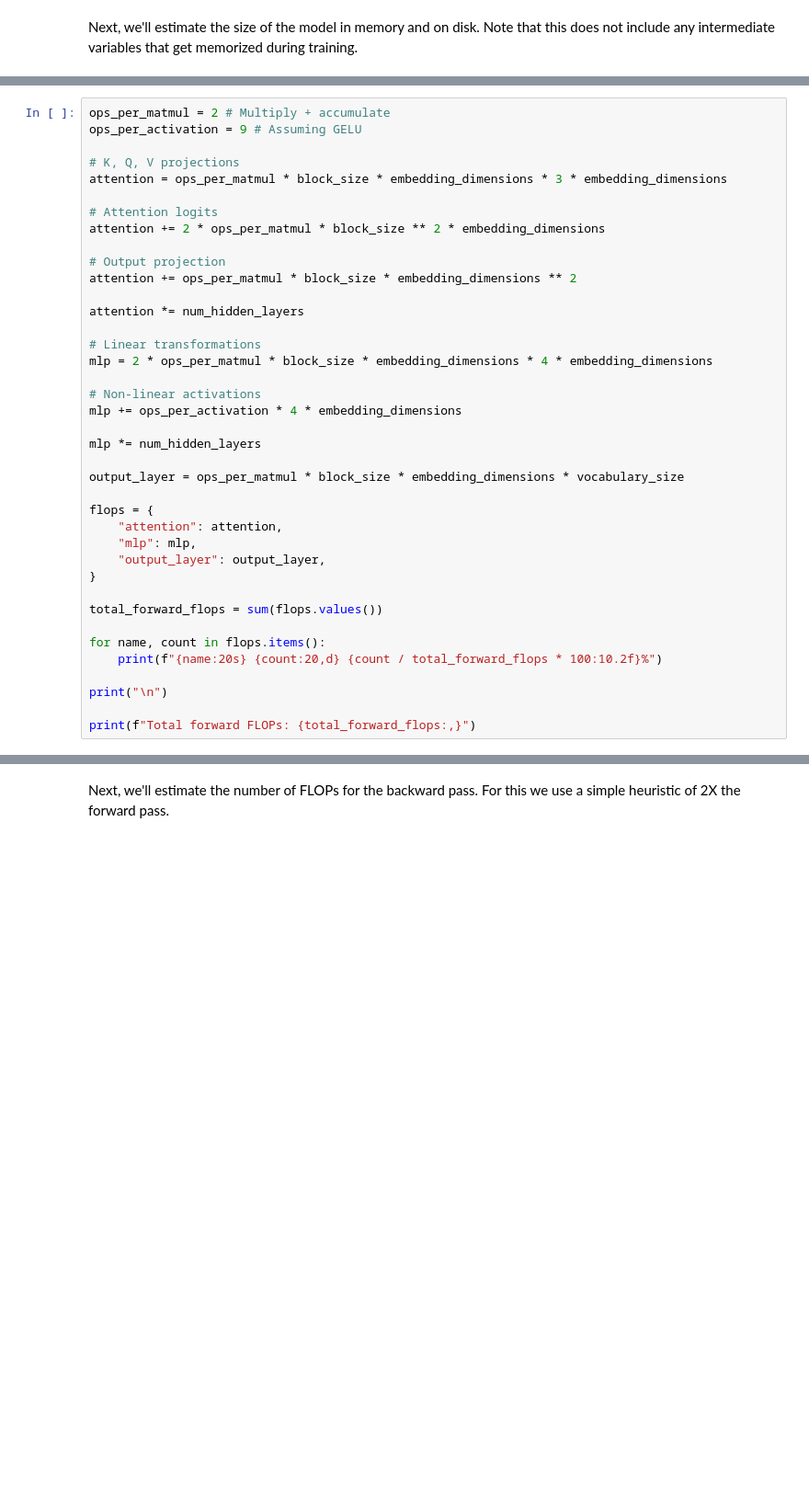
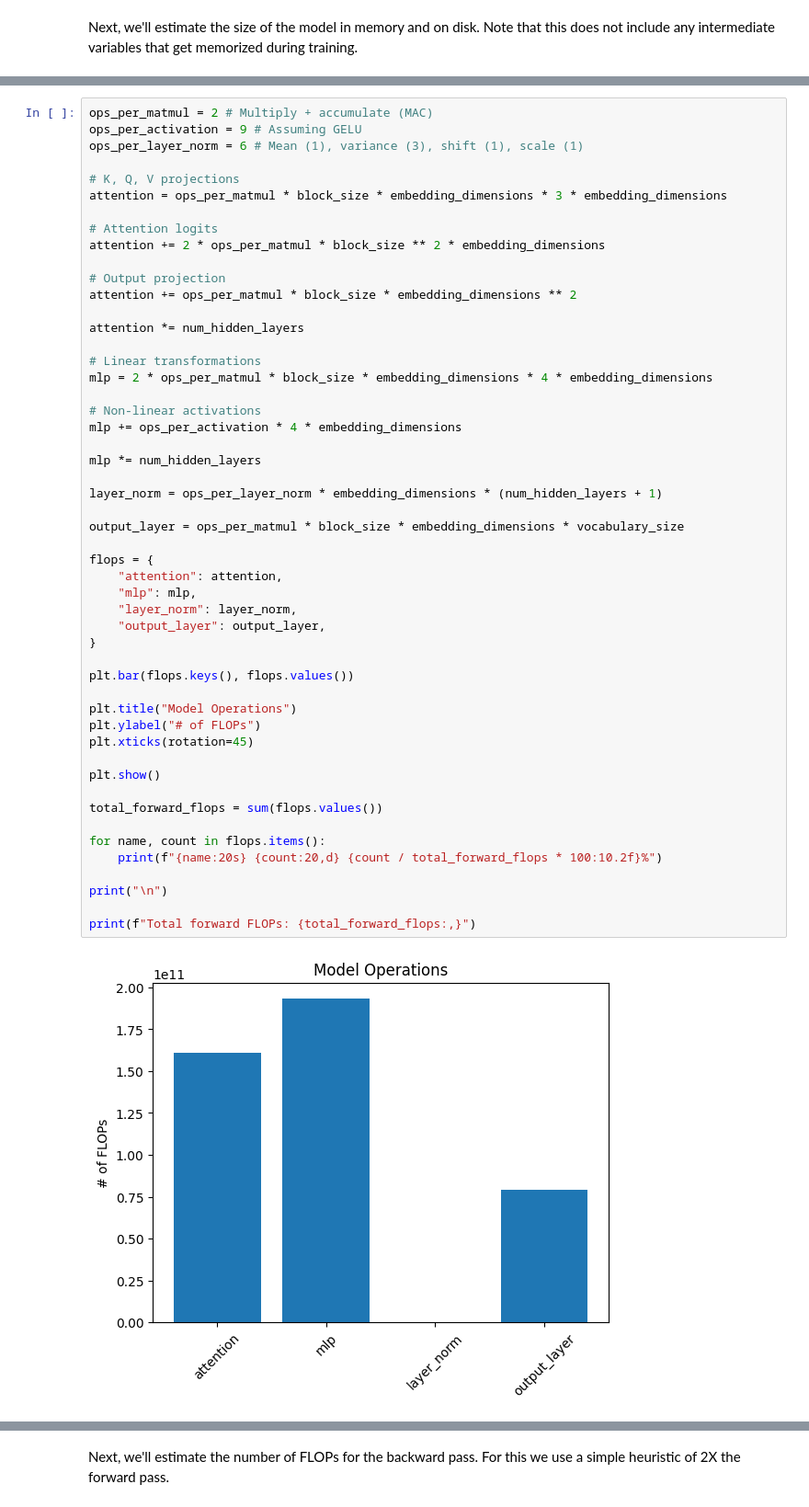
Before and after one commit to andrewdalpino/NoPE-GPT, a Jupyter notebook: model_sizing.ipynb, the cells around one changed output, grey strips where cells are left out. Shown: that part at 92% size. Cells and saved outputs as stored; diff of their text form; blank space fills up the shorter version.

```diff
--- a/model_sizing.ipynb
+++ b/model_sizing.ipynb
@@ -56,6 +66,7 @@ Next, we'll estimate the number of floating point operations (FLOPs) required to
 # %%
-ops_per_matmul = 2 # Multiply + accumulate
+ops_per_matmul = 2 # Multiply + accumulate (MAC)
 ops_per_activation = 9 # Assuming GELU
+ops_per_layer_norm = 6 # Mean (1), variance (3), shift (1), scale (1)
 
 # K, Q, V projections
 attention = ops_per_matmul * block_size * embedding_dimensions * 3 * embedding_dimensions
@@ -66,30 +77,42 @@ attention += 2 * ops_per_matmul * block_size ** 2 * embedding_dimensions
 # Output projection
 attention += ops_per_matmul * block_size * embedding_dimensions ** 2
 
 attention *= num_hidden_layers
 
 # Linear transformations
 mlp = 2 * ops_per_matmul * block_size * embedding_dimensions * 4 * embedding_dimensions
 
 # Non-linear activations
 mlp += ops_per_activation * 4 * embedding_dimensions
 
 mlp *= num_hidden_layers
 
+layer_norm = ops_per_layer_norm * embedding_dimensions * (num_hidden_layers + 1)
+
 output_layer = ops_per_matmul * block_size * embedding_dimensions * vocabulary_size
 
 flops = {
     "attention": attention,
     "mlp": mlp,
+    "layer_norm": layer_norm,
     "output_layer": output_layer,
 }
+
+plt.bar(flops.keys(), flops.values())
+
+plt.title("Model Operations")
+plt.ylabel("# of FLOPs")
+plt.xticks(rotation=45)
+
+plt.show()
 
 total_forward_flops = sum(flops.values())
 
 for name, count in flops.items():
     print(f"{name:20s} {count:20,d} {count / total_forward_flops * 100:10.2f}%")
 
 print("\n")
 
 print(f"Total forward FLOPs: {total_forward_flops:,}")
 # %% [output]
+[figure, added]
```
Also changed, not shown: parts of 6 cells of this notebook, 1 other file.
